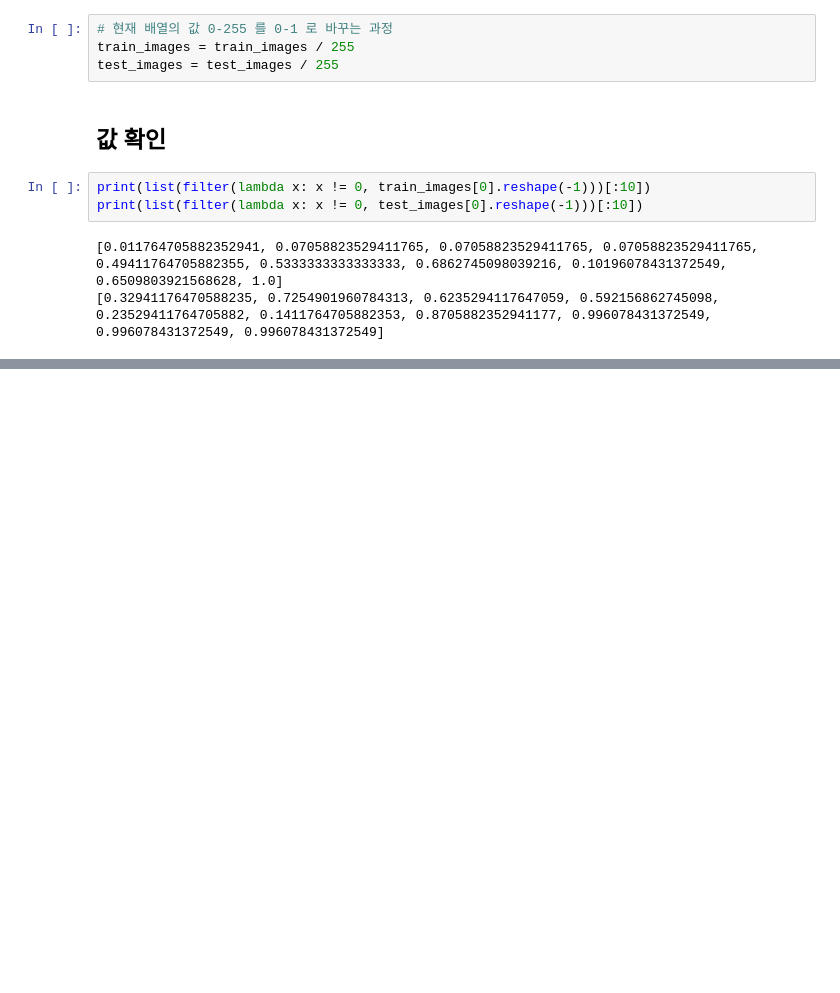
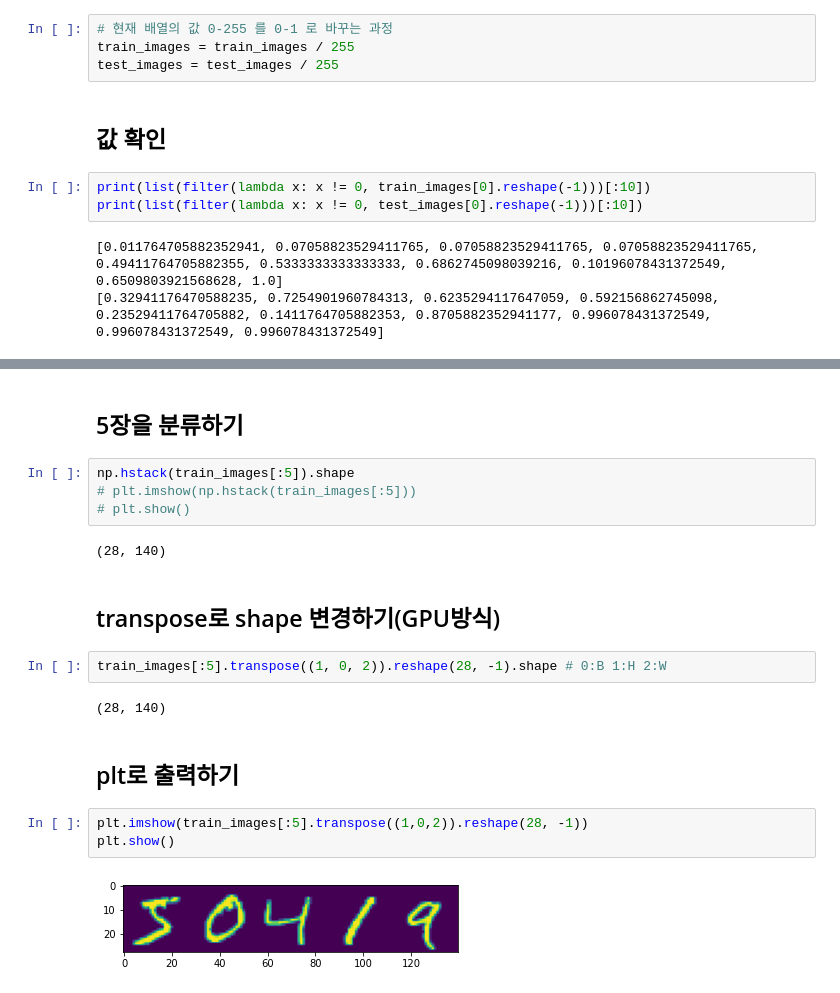
Before and after one commit to baelanche/Deep_learning_introduction, a Jupyter notebook: 1.손글씨 이미지 분류/RNN을_이용하여_손글씨_이미지_분류하기.ipynb, the cells around one changed output, grey strips where cells are left out. Saved outputs shown, nothing was run; the diff lists cells and outputs as text; blank space fills up the shorter version.

```diff
--- a/1.손글씨 이미지 분류/RNN을_이용하여_손글씨_이미지_분류하기.ipynb
+++ b/1.손글씨 이미지 분류/RNN을_이용하여_손글씨_이미지_분류하기.ipynb
@@ -111,0 +116,21 @@ print(list(filter(lambda x: x != 0, test_images[0].reshape(-1)))[:10])
+# %% [markdown]
+## 5장을 분류하기
+# %%
+np.hstack(train_images[:5]).shape
+# plt.imshow(np.hstack(train_images[:5]))
+# plt.show()
+# %% [output]
+(28, 140)
+# %% [markdown]
+## transpose로 shape 변경하기(GPU방식)
+# %%
+train_images[:5].transpose((1, 0, 2)).reshape(28, -1).shape # 0:B 1:H 2:W
+# %% [output]
+(28, 140)
+# %% [markdown]
+## plt로 출력하기
+# %%
+plt.imshow(train_images[:5].transpose((1,0,2)).reshape(28, -1))
+plt.show()
+# %% [output]
+[figure, added]
```
Also changed, not shown: parts of 5 cells of this notebook.
